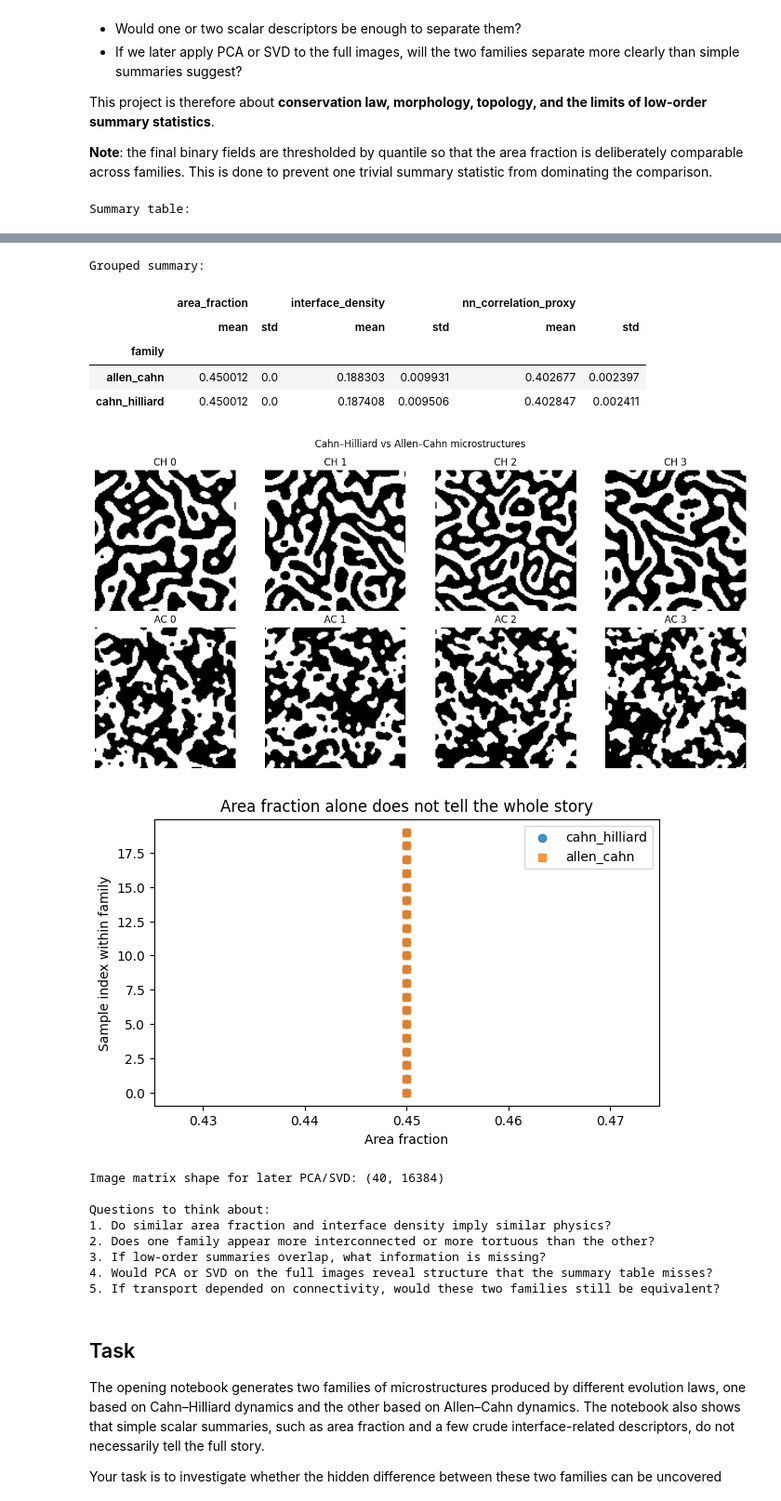
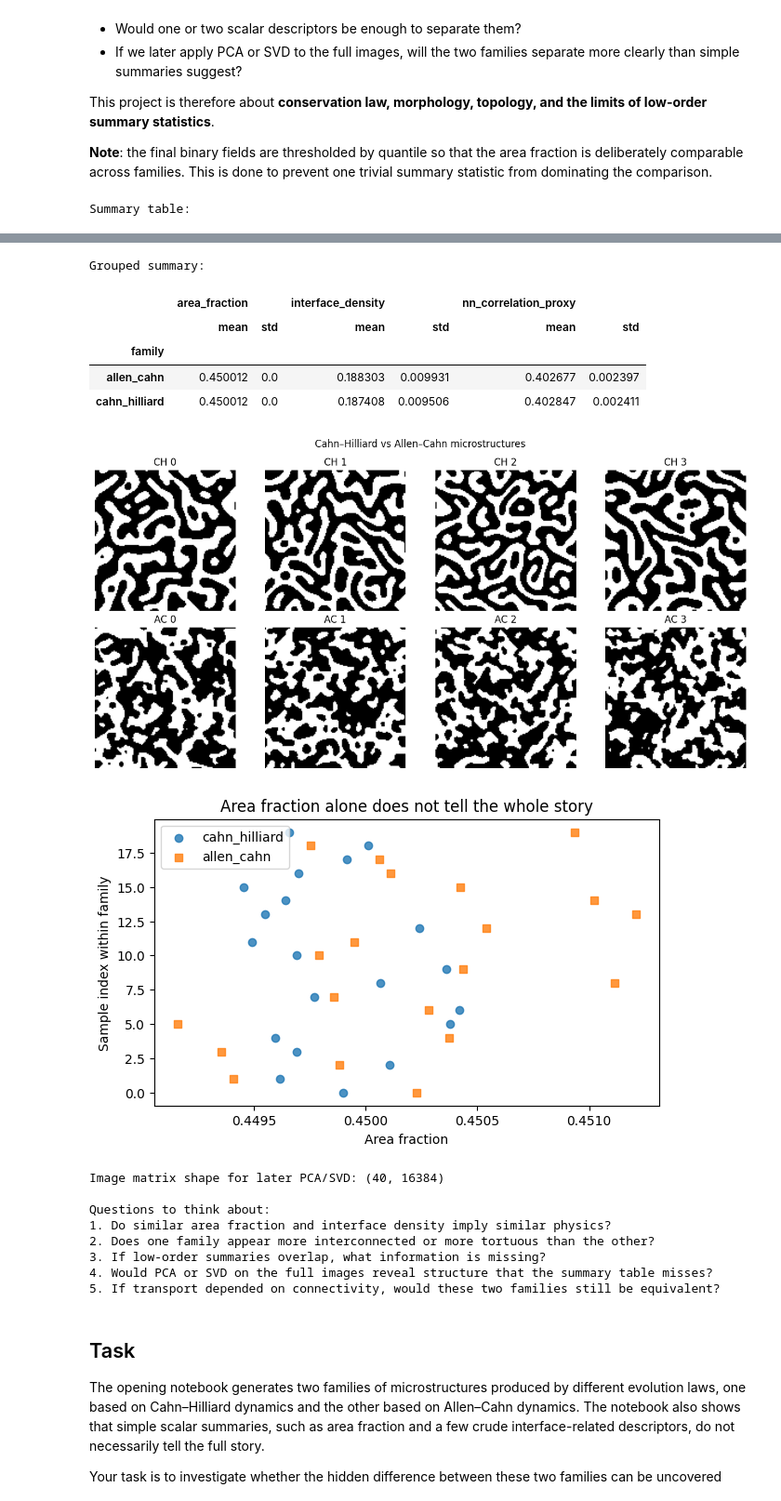
Before and after one commit to NeelPhere/the-doppelganger-problem, a Jupyter notebook: doppelgangers_problem.ipynb, the cells around one changed output, grey strips where cells are left out. Shown at 93% size. Cells and saved outputs as stored; diff of their text form; code cells hidden in the pictures.

Commit message:
Improving Sample indes within family plot

```diff
--- a/doppelgangers_problem.ipynb
+++ b/doppelgangers_problem.ipynb
@@ -295,8 +295,9 @@ plt.show()
 plt.figure(figsize=(7, 4))
 for fam, marker in [("cahn_hilliard", "o"), ("allen_cahn", "s")]:
     sub = meta[meta["family"] == fam]
+    x = sub["area_fraction"] + np.random.normal(0, 0.0005, size=len(sub))  # small jitter
     plt.scatter(
-        sub["area_fraction"],
+        x,
         np.arange(len(sub)),
         label=fam,
         marker=marker,
@@ -322,34 +323,34 @@ print("1. Do similar area fraction and interface density imply similar physics?"
 print("2. Does one family appear more interconnected or more tortuous than the other?")
 print("3. If low-order summaries overlap, what information is missing?")
 print("4. Would PCA or SVD on the full images reveal structure that the summary table misses?")
 print("5. If transport depended on connectivity, would these two families still be equivalent?")
 # %% [output]
 Summary table:
 |  | sample_id | family | area_fraction | interface_density | nn_correlation_proxy |
 | 0 | CH0 | cahn_hilliard | 0.450012 | 0.172668 | 0.406588 |
 | 1 | CH1 | cahn_hilliard | 0.450012 | 0.191589 | 0.401882 |
 | 2 | CH2 | cahn_hilliard | 0.450012 | 0.203003 | 0.399822 |
 | 3 | CH3 | cahn_hilliard | 0.450012 | 0.184326 | 0.403451 |
 | 4 | CH4 | cahn_hilliard | 0.450012 | 0.191162 | 0.401821 |
 | 5 | CH5 | cahn_hilliard | 0.450012 | 0.177917 | 0.405819 |
 | 6 | CH6 | cahn_hilliard | 0.450012 | 0.205200 | 0.397730 |
 | 7 | CH7 | cahn_hilliard | 0.450012 | 0.179810 | 0.404466 |
 | 8 | CH8 | cahn_hilliard | 0.450012 | 0.192993 | 0.402190 |
 | 9 | CH9 | cahn_hilliard | 0.450012 | 0.172363 | 0.406342 |
 | ... | ... | ... | ... | ... | ... |
 | 35 | AC15 | allen_cahn | 0.450012 | 0.204590 | 0.398653 |
 | 36 | AC16 | allen_cahn | 0.450012 | 0.198425 | 0.399391 |
 | 37 | AC17 | allen_cahn | 0.450012 | 0.181396 | 0.404558 |
 | 38 | AC18 | allen_cahn | 0.450012 | 0.191895 | 0.401298 |
 | 39 | AC19 | allen_cahn | 0.450012 | 0.198914 | 0.400468 |
 Grouped summary:
 |  | area_fraction |  | interface_density |  | nn_correlation_proxy |  |
 |  | mean | std | mean | std | mean | std |
 | family |  |  |  |  |  |  |
 | allen_cahn | 0.450012 | 0.0 | 0.188303 | 0.009931 | 0.402677 | 0.002397 |
 | cahn_hilliard | 0.450012 | 0.0 | 0.187408 | 0.009506 | 0.402847 | 0.002411 |
 [figure]
-[figure, old version]
+[figure, new version]
 Image matrix shape for later PCA/SVD: (40, 16384)
 
 Questions to think about:
```
